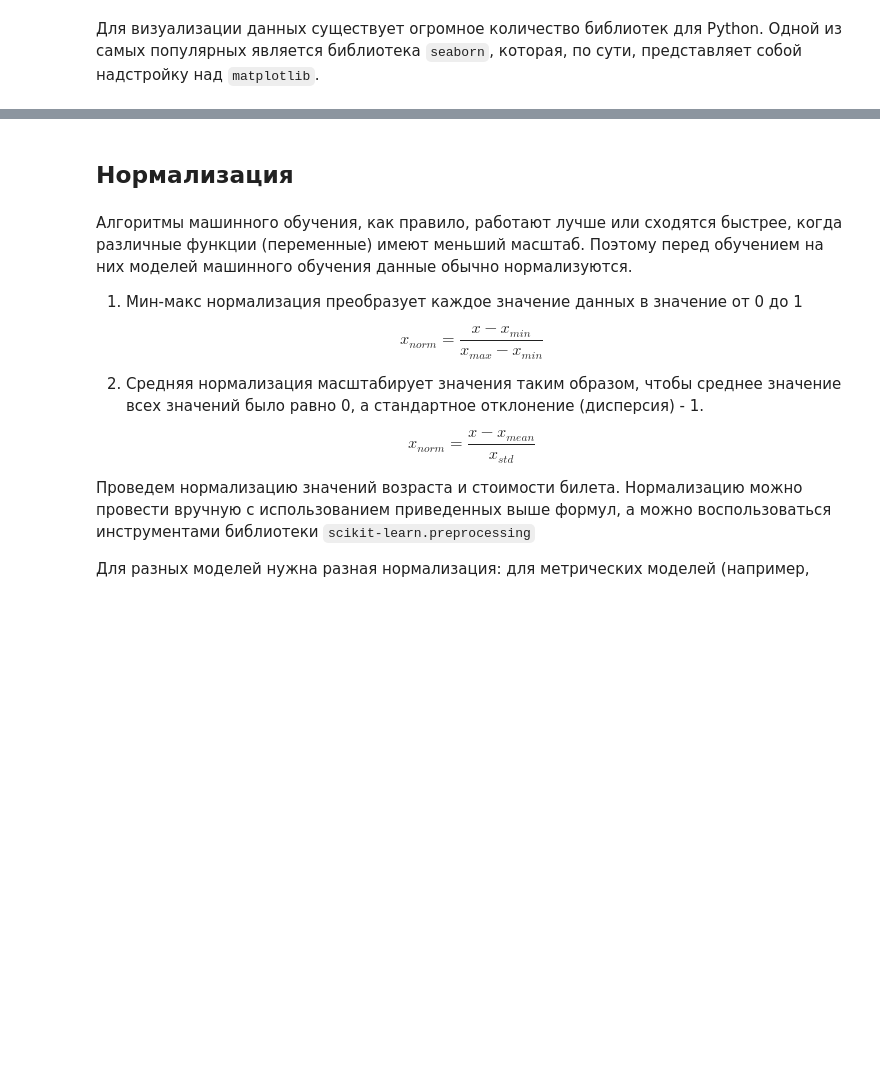
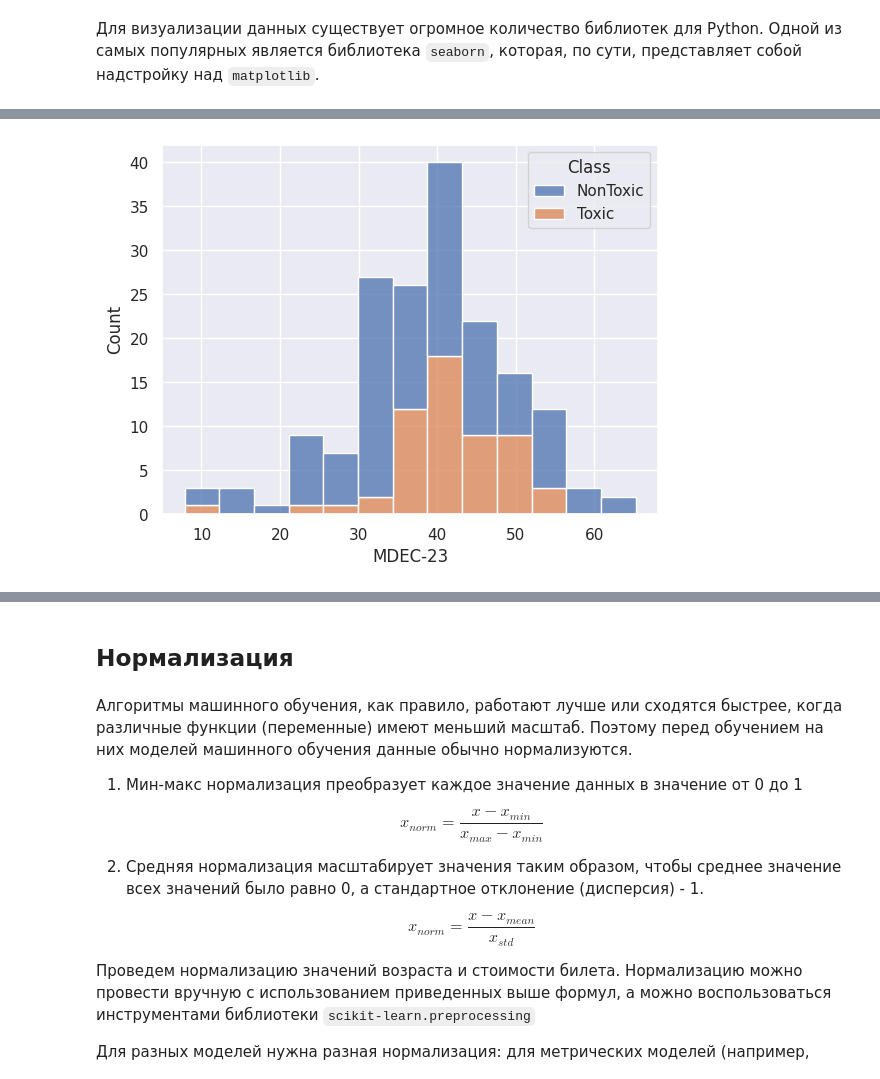
Before and after one commit to namespaceStedd/atanalize, a Jupyter notebook: 2. Data preprocessing.ipynb, the cells around one changed output, grey strips where cells are left out. Cells and saved outputs as stored; diff of their text form; code cells hidden in the pictures; blank space fills up the shorter version.

```diff
--- a/2. Data preprocessing.ipynb
+++ b/2. Data preprocessing.ipynb
@@ -429,0 +379,5 @@ sns.pairplot(train, kind="scatter", hue="Survived");
+# %%
+# График зависимости MDEC-23 от выходных данных.
+seaborn.histplot(toxicity, x='MDEC-23', hue='Class', multiple='stack');
+# %% [output]
+[figure, added]
```
Also changed, not shown: parts of 76 cells of this notebook.
